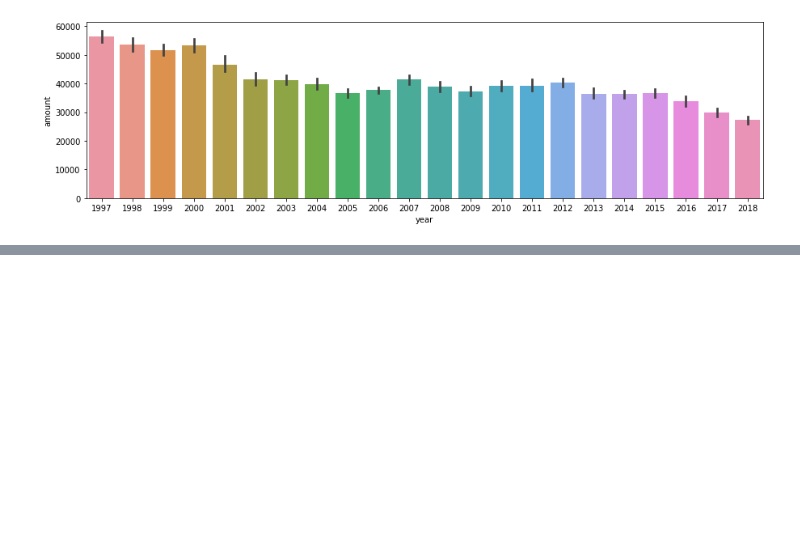
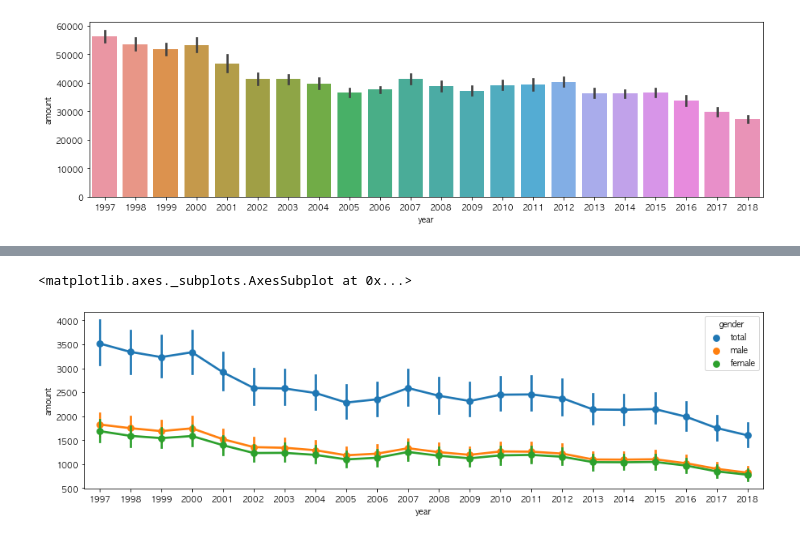
Before and after one commit to lhs7091/PythonDataScienceExam, a Jupyter notebook: birth_rate_korea/birth_rate_korea.ipynb, the cells around one changed output, grey strips where cells are left out. Drawn from its saved outputs; the diff is of its cells as text; code cells hidden in the pictures; blank space fills up the shorter version.

```diff
--- a/birth_rate_korea/birth_rate_korea.ipynb
+++ b/birth_rate_korea/birth_rate_korea.ipynb
@@ -345,0 +369,3 @@ sns.barplot(data=df_all, x='year', y='amount')
+# %%
+df_local = df[df['시군구별'] != '전국']
+df_local.head()
@@ -345,0 +379,6 @@ sns.barplot(data=df_all, x='year', y='amount')
+# %%
+plt.figure(figsize=(15,4))
+sns.pointplot(data=df_local, x="year", y="amount", hue="gender")
+# %% [output]
+<matplotlib.axes._subplots.AxesSubplot at 0x...>
+[figure, added]
```
Also changed, not shown: parts of 14 cells of this notebook.
